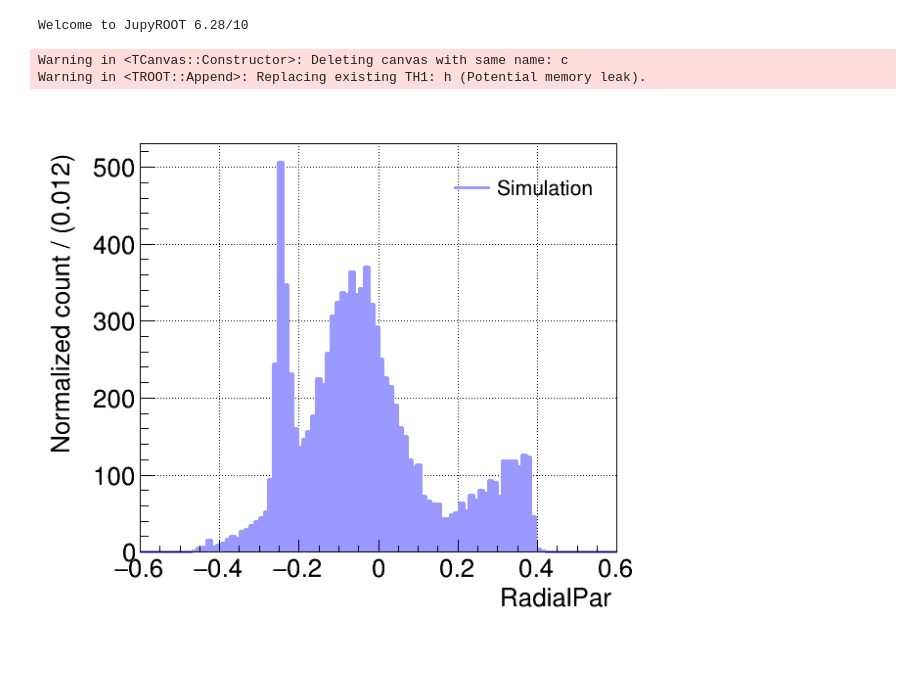
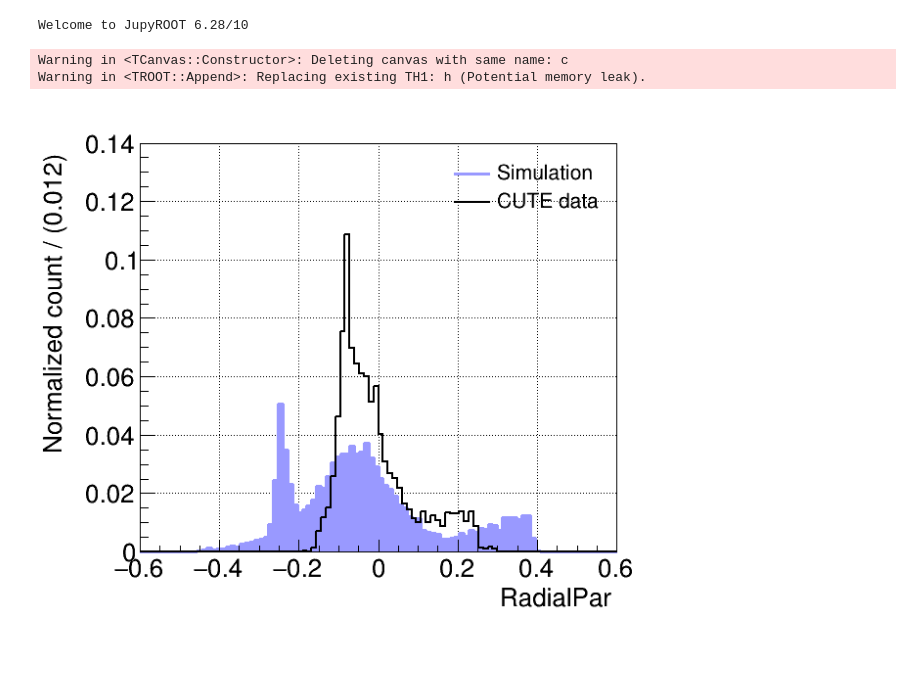
Before and after one commit to perry5334/CDMS, a Jupyter notebook: notebooks/BGM/cRadial_eff_TESpulses.ipynb, the cells around one changed output. Cells and saved outputs as stored; diff of their text form; code cells hidden in the pictures.

```diff
--- a/notebooks/BGM/cRadial_eff_TESpulses.ipynb
+++ b/notebooks/BGM/cRadial_eff_TESpulses.ipynb
@@ -92,25 +67,12 @@ df_TES_filtered = df_TES.Filter(f"eventFilter(EventNum,{targetIDs}) & (DataType=
 # %%
-relcal = {
-    '1': {'PFS1': 0.935,
- 'PCS1': 1.002,
- 'PDS1': 0.998,
- 'PBS1': 1.076,
- 'PES1': 1.018,
- 'PAS1': 1.14,
- 'PFS2': 0.895,
- 'PCS2': 0.931,
- 'PBS2': 1.008,
- 'PES2': 0.946,
- 'PDS2': 0.992,
- 'PAS2': 1.059}
-}
+rel_calibs = read_relcal.get_rel_calib(relcal_path)
 # %%
 df_TES_filtered = df_TES_filtered.Define('MinHeight', 'find_minimum(Trace)')
 df_TES_filtered = df_TES_filtered.Define('MaxHeight', 'find_maximum(Trace)')
 # %%
 TES = df_TES_filtered.AsNumpy(['EventNum', 'ChanName', 'MinHeight', 'MaxHeight'])
 # %%
-TES['Amp'] = np.array([(TES['MaxHeight'][i] - TES['MinHeight'][i])*relcal['1'][TES['ChanName'][i]] for i in range(len(TES['EventNum']))])
+TES['Amp'] = np.array([(TES['MaxHeight'][i] - TES['MinHeight'][i])*rel_calibs[det][TES['ChanName'][i]] for i in range(len(TES['EventNum']))])
 # %%
 PFsum = TES['Amp'][TES['ChanName'] == 'PFS1'] + TES['Amp'][TES['ChanName'] == 'PFS2']
 PAsum = TES['Amp'][TES['ChanName'] == 'PAS1'] + TES['Amp'][TES['ChanName'] == 'PAS2']
@@ -117,26 +83,36 @@ PAsum = TES['Amp'][TES['ChanName'] == 'PAS1'] + TES['Amp'][TES['ChanName'] == 'P
 PT = np.array([sum(TES['Amp'][TES['EventNum'] == event]) for event in np.unique(TES['EventNum'])])
 # %%
-RadialPar = (PFsum - PAsum) / PT
+RadialPar_sim = (PFsum - PAsum) / PT
+# %%
+RadialPar_data = np.load('RadialPar_data_Ge71.npy')
+PFsum_data = np.load('PFsum_data_Ge71.npy')
+PAsum_data = np.load('PAsum_data_Ge71.npy')
+PBsum_data = np.load('PBsum_data_Ge71.npy')
+PCsum_data = np.load('PCsum_data_Ge71.npy')
+PDsum_data = np.load('PDsum_data_Ge71.npy')
+PEsum_data = np.load('PEsum_data_Ge71.npy')
+PT_data = np.load('PTOFamps_data_Ge71.npy')
 # %%
 bins_start, bins_end, nbins = -0.6, 0.6, 100
 binwidth = np.round((bins_end - bins_start) / nbins, 3)
 
-hist = ROOplot(_xlabel="RadialPar", _ylabel="Normalized count / (" + str(binwidth) + ")")
+hist = ROOplot(_xlabel="RadialPar", _ylabel="Normalized count / (" + str(binwidth) + ")", _ylim=True, _ylow=0, _yhigh=0.14)
 
-hist.createHist(RadialPar, bins_start, bins_end, nbins, width = 3, color=ROOT.kBlue-9, fillstyle=1001, label="Simulation")
+hist.createHist(RadialPar_sim, bins_start, bins_end, nbins, width = 3, color=ROOT.kBlue-9, fillstyle=1001, label="Simulation", scale=len(RadialPar_sim))
+hist.createHist(RadialPar_data, bins_start, bins_end, nbins, width = 2, color=ROOT.kBlack, label="CUTE data", scale=len(RadialPar_data))
 
 graphs = hist.getGraphs()
 hist.draw("HIST", "HIST ", grid=True)
 
 legend = ROOT.TLegend(0.6, 0.8, 0.9, 0.9)
 legend.SetBorderSize(0)
 legend.SetFillStyle(0)
 legend.SetTextSize(0.04)
 for g, label in graphs:
     legend.AddEntry(g, label, "l")
 
 legend.Draw()
 # %% [output]
 Warning in <TCanvas::Constructor>: Deleting canvas with same name: c
 Warning in <TROOT::Append>: Replacing existing TH1: h (Potential memory leak).
-[figure, old version]
+[figure, new version]
```
Also changed, not shown: parts of 18 cells of this notebook, 20 other files.
